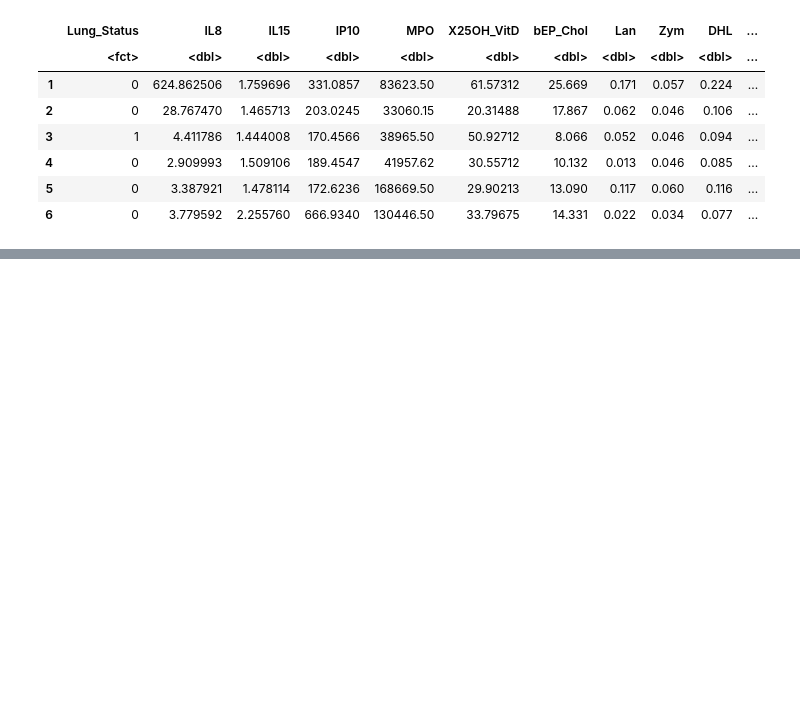
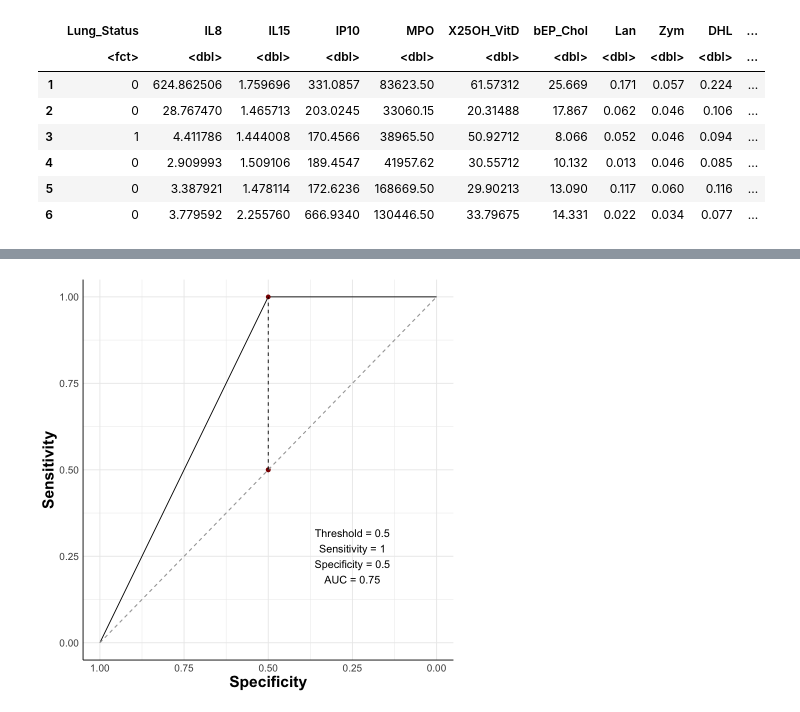
Before and after one commit to UNC-CEMALB/Ozone-exposure-is-associated-with-alterations-in-lung-and-systemic-sterol-profiles-in-healthy-and-as, a Jupyter notebook: 2. Responder Prediction/Ozone Responder Status (RF Only).ipynb, the cells around one changed output, grey strips where cells are left out. Drawn from its saved outputs; the diff is of its cells as text; code cells hidden in the pictures; blank space fills up the shorter version.

```diff
--- a/2. Responder Prediction/Ozone Responder Status (RF Only).ipynb
+++ b/2. Responder Prediction/Ozone Responder Status (RF Only).ipynb
@@ -536,0 +522,29 @@ write.csv(significant_predictors_df_lung_covariates, paste0(Output,"/", cur_date
+# %%
+# ROC Curve for lung responder w/o covariates
+roc_obj = rf_values_lung_resp[[4]]
+# Return max Youden's index, with specificity and sensitivity
+best_thres_data = data.frame(coords(roc_obj, x = "best", best.method = c("youden", "closest.topleft")))
+
+# Plot curve, add in line at elbow point
+data_add_line = data.frame("sensitvity" = c(1 - best_thres_data$specificity, best_thres_data$sensitivity),
+"specificity" = c(best_thres_data$specificity, best_thres_data$specificity))
+
+ggroc(roc_obj) +
+  geom_point(data = best_thres_data, aes(x = specificity, y = sensitivity), size = 2, color = "darkred") +
+  geom_point(aes(x = best_thres_data$specificity, y = 1 - best_thres_data$specificity), size = 2, color = "darkred") +
+  geom_segment(aes(x = 1, xend = 0, y = 0, yend = 1), color = "darkgray", linetype = "dashed") +
+  geom_text(data = best_thres_data, aes(x = 0.25, y = 0.25, size = 10,
+                                        label = paste0("Threshold = ", round(threshold,2),
+  "\nSensitivity = ", round(sensitivity, 2),
+  "\nSpecificity = ", round(specificity, 2),
+  "\nAUC = ", round(auc(roc_obj), 2)))) +
+  geom_line(data = data_add_line, aes(x = specificity, y = sensitvity), linetype = "dashed") +
+
+  theme_minimal() +
+  theme(axis.line = element_line(colour = "black"), #making x and y axes black
+        axis.text = element_text(size = 12), #changing size of x axis labels
+        axis.title = element_text(face = "bold", size = rel(1.7)), #changes axis titles
+        legend.position = "none") +
+  xlab('Specificity') + ylab('Sensitivity')  #changing axis labels
+# %% [output]
+[figure, added]
```
Also changed, not shown: parts of 12 cells of this notebook.
